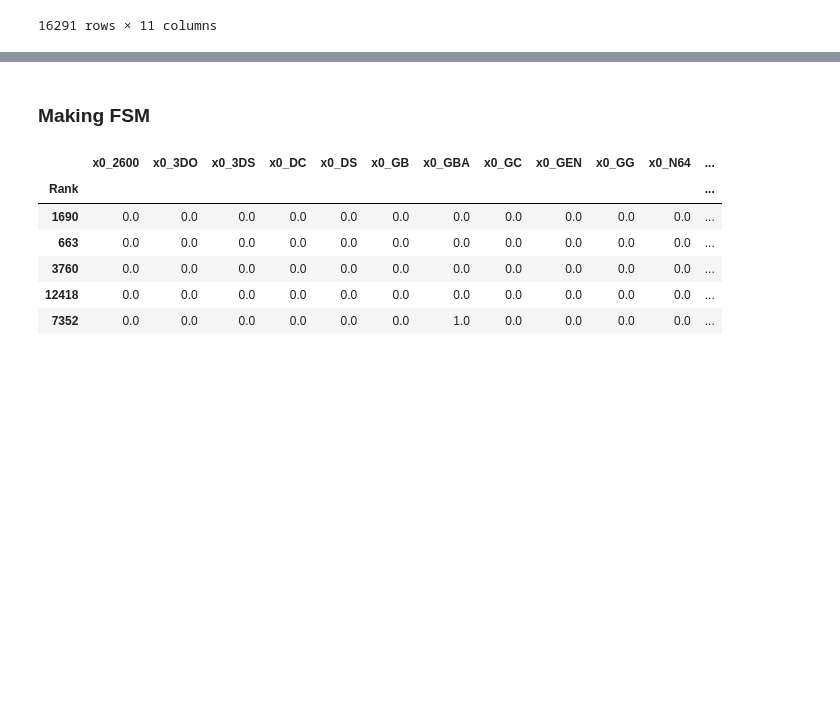
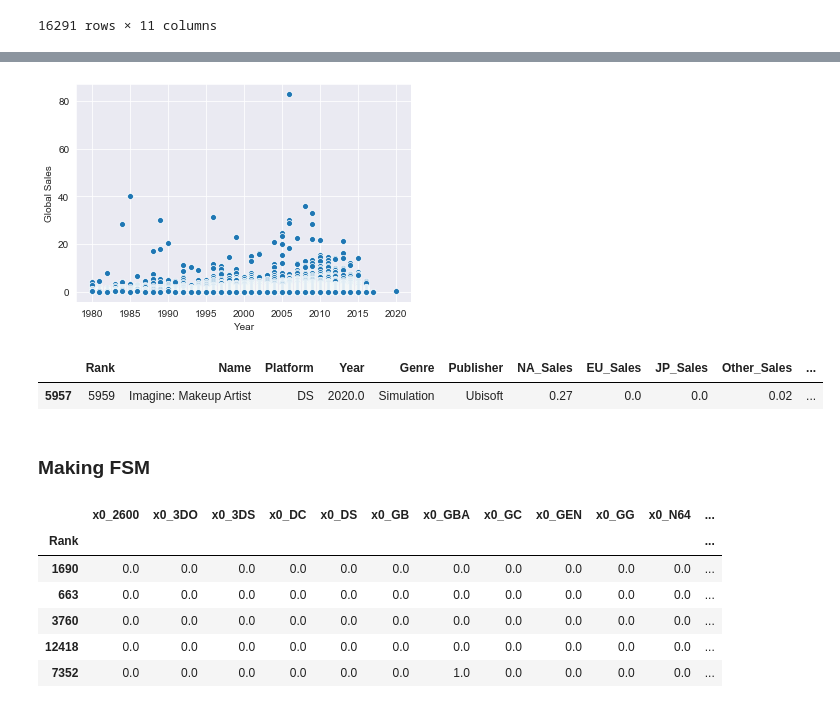
Before and after one commit to RCKettel/CapstoneProject, a Jupyter notebook: Notebooks/VideoGameSales.ipynb, the cells around one changed output, grey strips where cells are left out. Cells and saved outputs as stored; diff of their text form; code cells hidden in the pictures; blank space fills up the shorter version.

```diff
--- a/Notebooks/VideoGameSales.ipynb
+++ b/Notebooks/VideoGameSales.ipynb
@@ -99,3 +114,16 @@ sns.pairplot(sglobal_clean, kind='scatter');
+# %%
+sns.set_style('darkgrid')
+sns.scatterplot(sglobal_clean.Year, sglobal_clean.Global_Sales);
+plt.ylabel('Global Sales')
+plt.savefig('GsalesScatter')
+plt.show()
+# %% [output]
+[figure, added]
+# %%
+sglobal[sglobal['Name']== "Imagine: Makeup Artist"]
+# %% [output]
+|  | Rank | Name | Platform | Year | Genre | Publisher | NA_Sales | EU_Sales | JP_Sales | Other_Sales | ... |
+| 5957 | 5959 | Imagine: Makeup Artist | DS | 2020.0 | Simulation | Ubisoft | 0.27 | 0.0 | 0.0 | 0.02 | ... |
 # %% [markdown]
 ### Making FSM
 # %%
```
Also changed, not shown: parts of 32 cells of this notebook, 9 other files.
